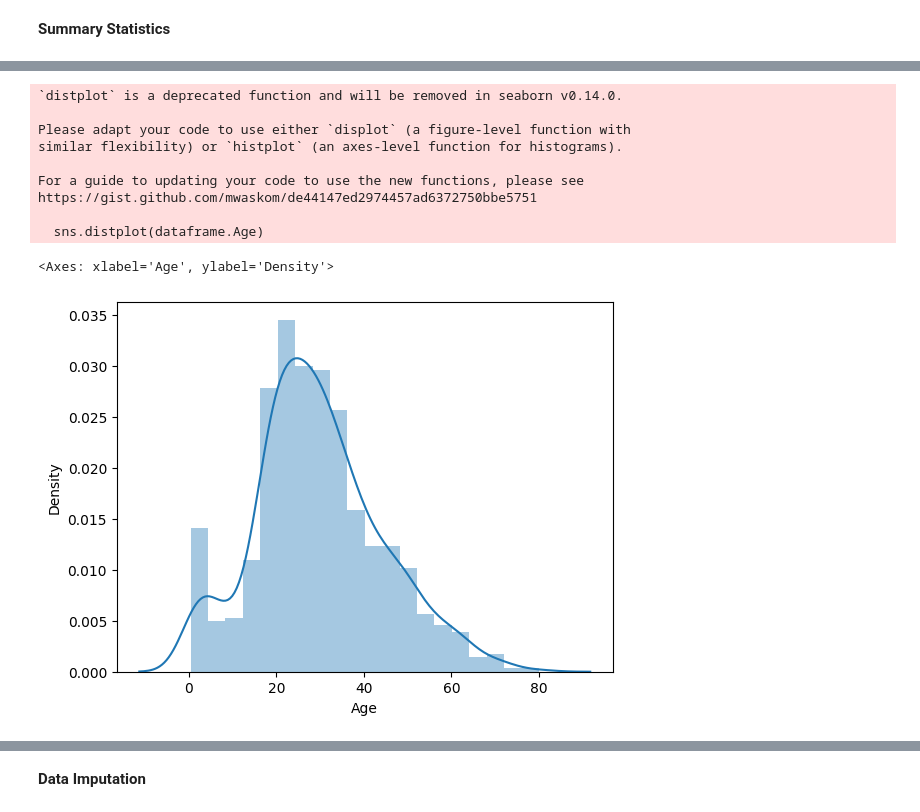
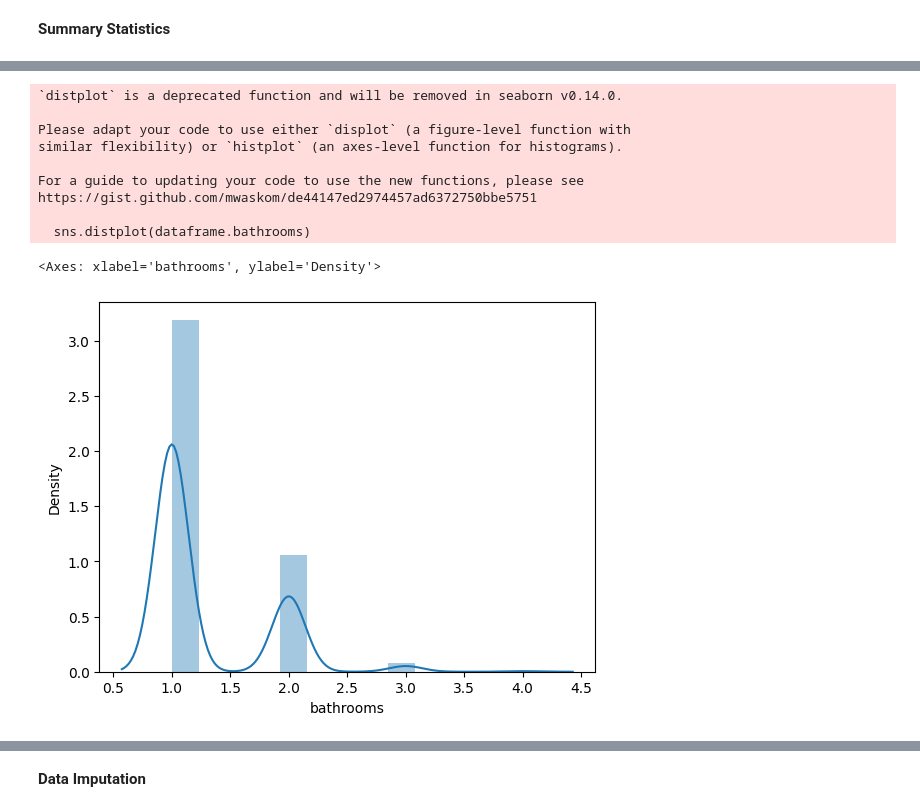
Before and after one commit to leoka90/Chandan-Kumar-Sah, a Jupyter notebook: Task3.ipynb, the cells around one changed output, grey strips where cells are left out. Saved outputs shown, nothing was run; the diff lists cells and outputs as text; code cells hidden in the pictures.

```diff
--- a/Task3.ipynb
+++ b/Task3.ipynb
@@ -12,6 +12,6 @@ import seaborn as sns
 # %% [markdown]
 **Imporing Dataset**
 # %%
-dataframe=pd.read_csv("/content/titanic_dataset.csv")
-dataframe.head(892)
+dataframe=pd.read_csv("/content/Housing.csv")
+dataframe.head()
 # %% [output]
@@ -132,15 +127,15 @@ https://gist.github.com/mwaskom/de44147ed2974457ad6372750bbe5751
 # %%
-sns.distplot(dataframe.Age)
+sns.distplot(dataframe.bathrooms)
 # %% [output]
 `distplot` is a deprecated function and will be removed in seaborn v0.14.0.
 
 Please adapt your code to use either `displot` (a figure-level function with
 similar flexibility) or `histplot` (an axes-level function for histograms).
 
 For a guide to updating your code to use the new functions, please see
 https://gist.github.com/mwaskom/de44147ed2974457ad6372750bbe5751
 
-  sns.distplot(dataframe.Age)
+  sns.distplot(dataframe.bathrooms)
-<Axes: xlabel='Age', ylabel='Density'>
+<Axes: xlabel='bathrooms', ylabel='Density'>
-[figure, old version]
+[figure, new version]
 # %%
```
Also changed, not shown: parts of 29 cells of this notebook.
